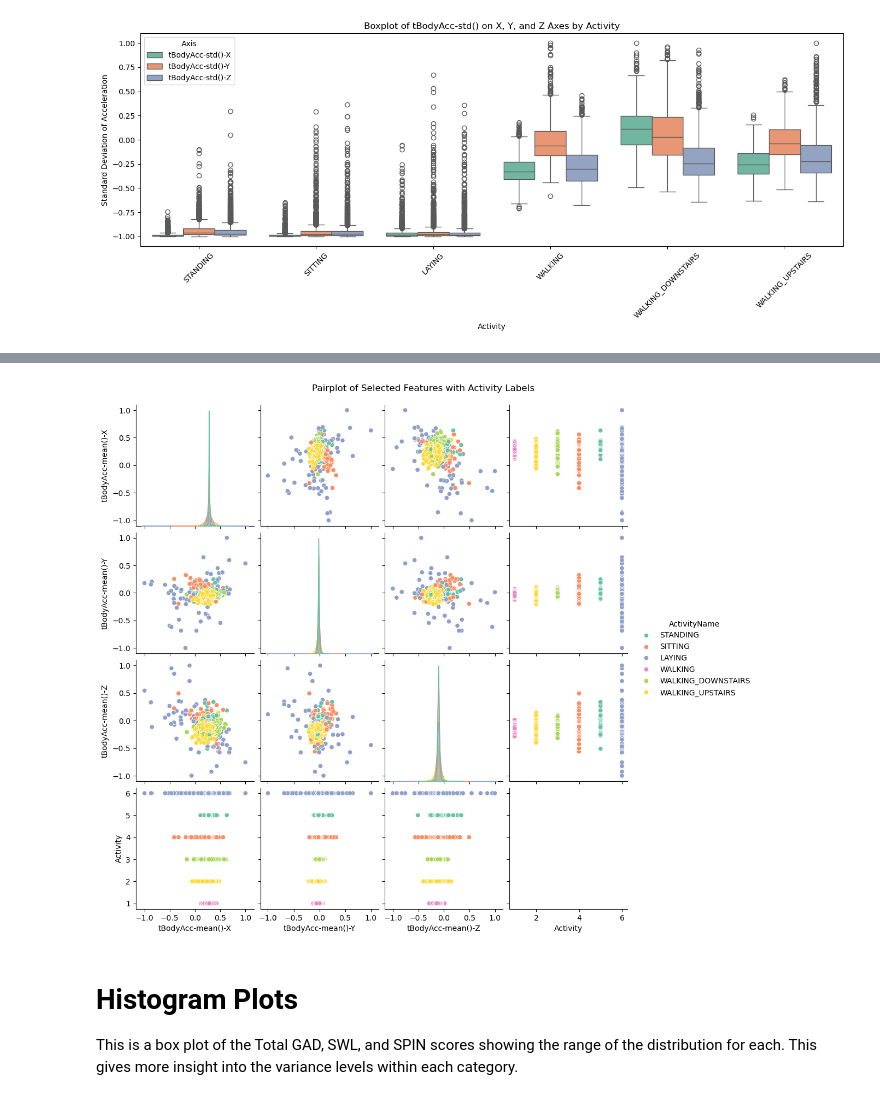
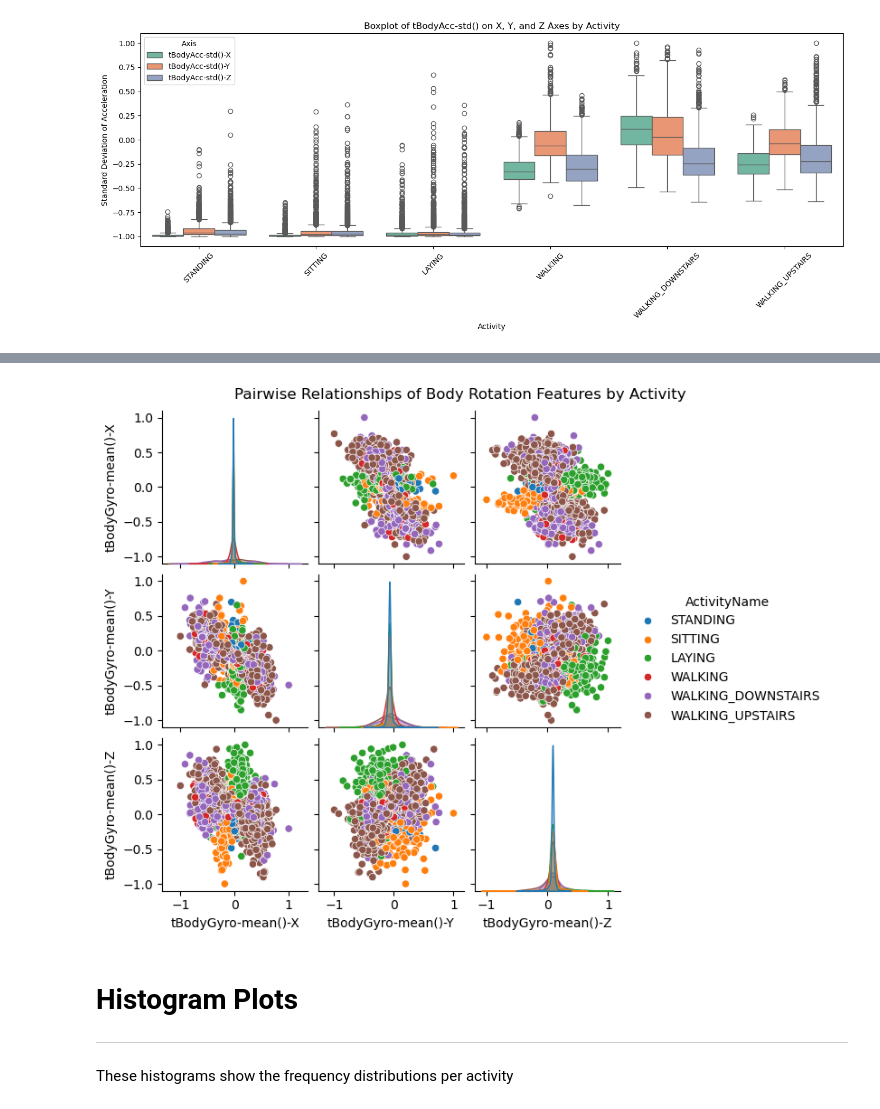
Before and after one commit to josh-test-1120/CS445, a Jupyter notebook: Lab2/Lab2.ipynb, the cells around one changed output, grey strips where cells are left out. Cells and saved outputs as stored; diff of their text form; code cells hidden in the pictures.

```diff
--- a/Lab2/Lab2.ipynb
+++ b/Lab2/Lab2.ipynb
@@ -431,11 +534,23 @@ plt.show()
 # %%
-# Pairplot for the first few features (e.g., 4 features for simplicity)
-sns.pairplot(full_df[['tBodyAcc-mean()-X', 'tBodyAcc-mean()-Y', 'tBodyAcc-mean()-Z', 'Activity', 'ActivityName']], hue='ActivityName', palette='Set2')
-plt.suptitle('Pairplot of Selected Features with Activity Labels', y=1.02)
+# Extract the body rotation features
+selected_features = ['tBodyGyro-mean()-X', 'tBodyGyro-mean()-Y', 'tBodyGyro-mean()-Z']
+# Generate Pair plot
+sns.pairplot(full_df[selected_features + ['ActivityName']], hue='ActivityName', height=2)
+plt.suptitle('Pairwise Relationships of Body Rotation Features by Activity', y=1.02)
+
+# Save the graph as a PNG
+plt.savefig(
+    'body-gyro-pairplot.png',
+    dpi=300,               # High resolution
+    transparent=False,     # Transparent background
+    bbox_inches='tight'   # Remove extra whitespace
+)
+# Show the visualization
 plt.show()
 # %% [output]
-[figure, old version]
+[figure, new version]
 # %% [markdown]
 # Histogram Plots
+---
 
-This is a box plot of the Total GAD, SWL, and SPIN scores showing the range of the distribution for each. This gives more insight into the variance levels within each category.
+These histograms show the frequency distributions per activity
```
Also changed, not shown: parts of 42 cells of this notebook, 22 other files.
